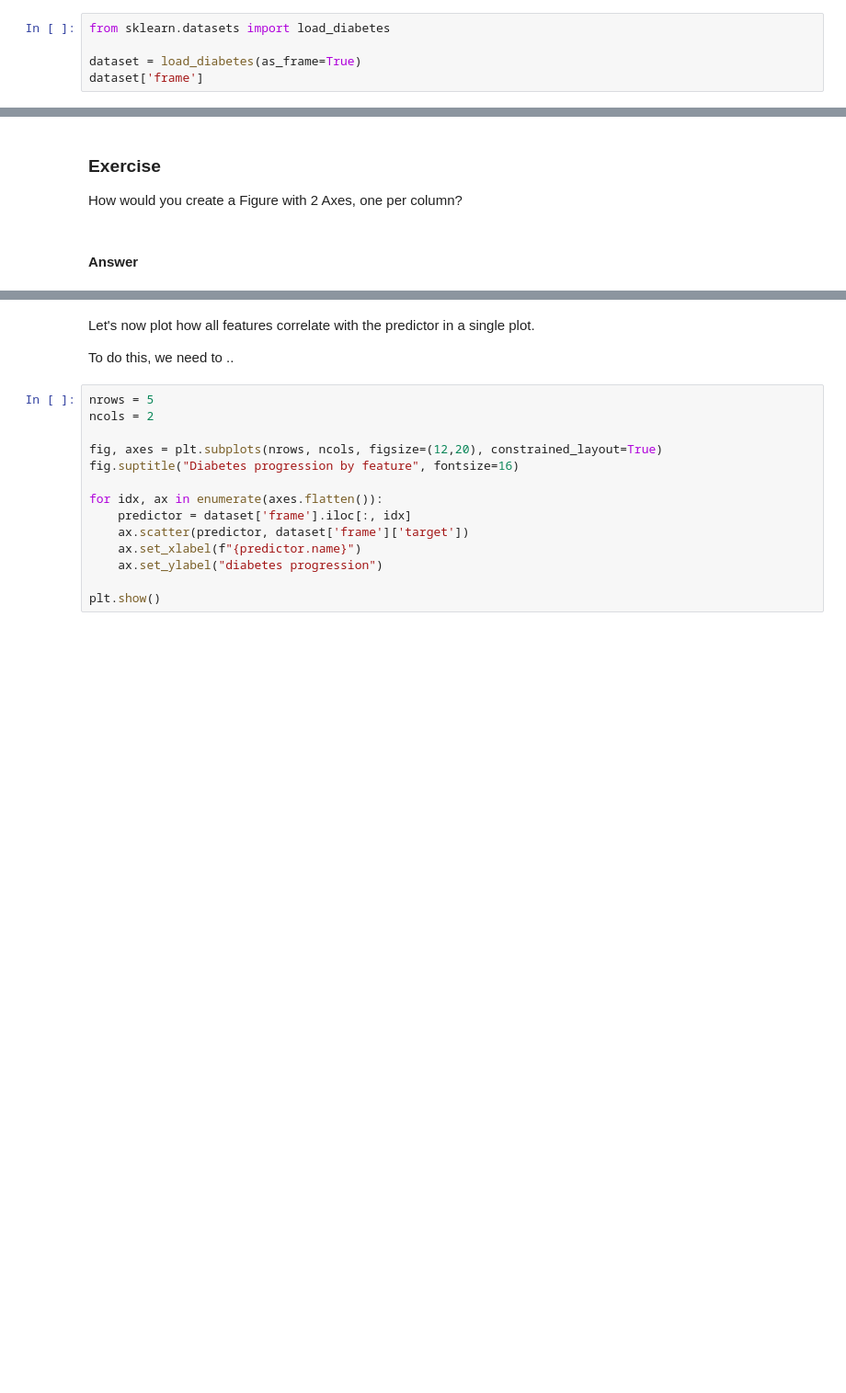
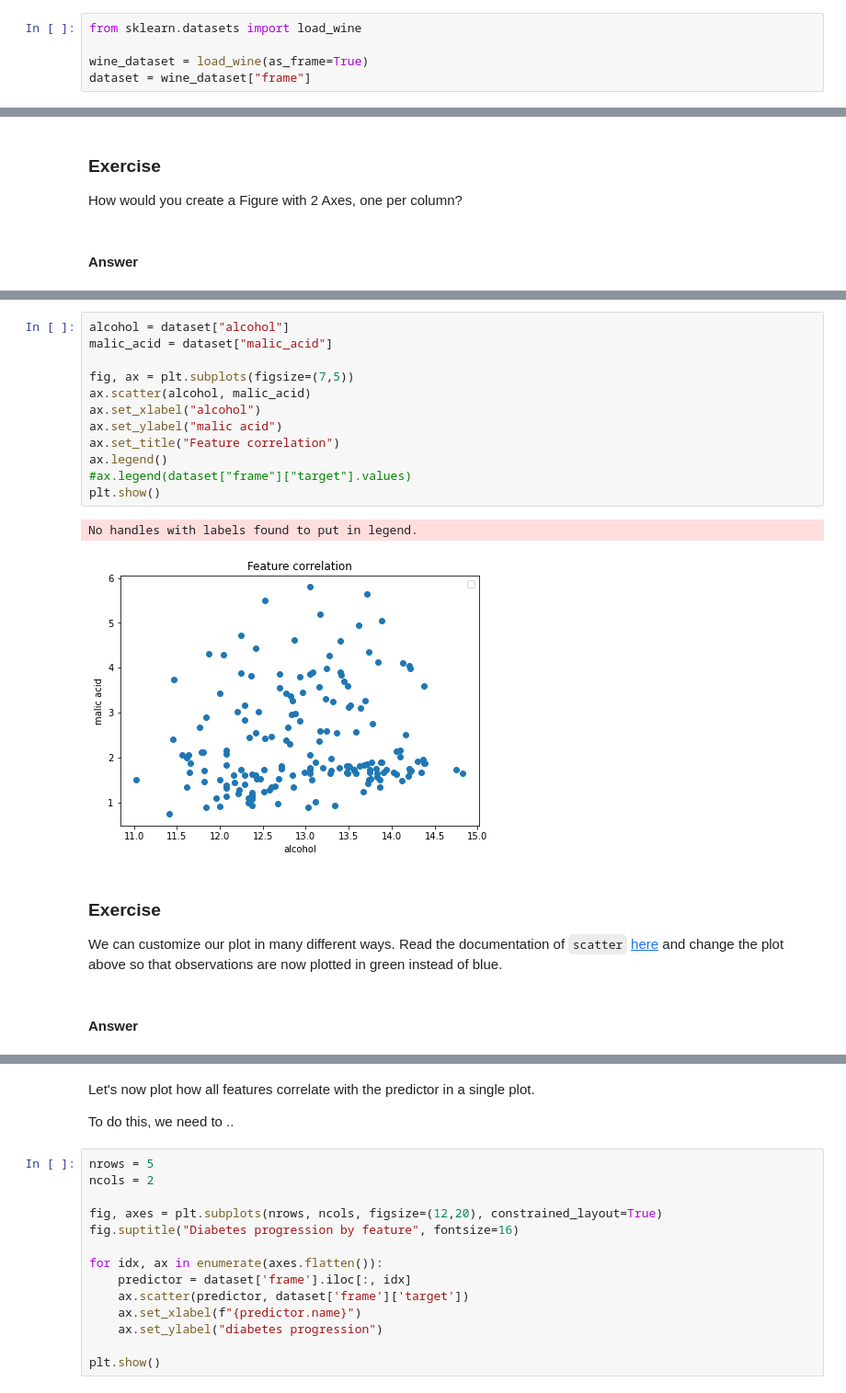
Before and after one commit to martinagvilas/ML-Vis-BrainHack-2021, a Jupyter notebook: notebooks/05-visualization.ipynb, the cells around one changed output, grey strips where cells are left out. Shown: that part at 92% size. Drawn from its saved outputs; the diff is of its cells as text; blank space fills up the shorter version.

```diff
--- a/notebooks/05-visualization.ipynb
+++ b/notebooks/05-visualization.ipynb
@@ -11,5 +11,5 @@ For this tutorial we are going to use the Boston dataset:
 # %%
-from sklearn.datasets import load_diabetes
+from sklearn.datasets import load_wine
 
-dataset = load_diabetes(as_frame=True)
-dataset['frame']
+wine_dataset = load_wine(as_frame=True)
+dataset = wine_dataset["frame"]
@@ -115,0 +104,21 @@ Show correlation between age and diabetes progression:
+# %%
+alcohol = dataset["alcohol"]
+malic_acid = dataset["malic_acid"]
+
+fig, ax = plt.subplots(figsize=(7,5))
+ax.scatter(alcohol, malic_acid)
+ax.set_xlabel("alcohol")
+ax.set_ylabel("malic acid")
+ax.set_title("Feature correlation")
+ax.legend()
+#ax.legend(dataset["frame"]["target"].values)
+plt.show()
+# %% [output]
+No handles with labels found to put in legend.
+[figure, added]
+# %% [markdown]
+### Exercise
+
+We can customize our plot in many different ways. Read the documentation of `scatter` [here](https://matplotlib.org/stable/api/_as_gen/matplotlib.pyplot.scatter.html) and change the plot above so that observations are now plotted in green instead of blue.
+# %% [markdown]
+#### Answer
```
Also changed, not shown: parts of 33 cells of this notebook, 5 other files.
